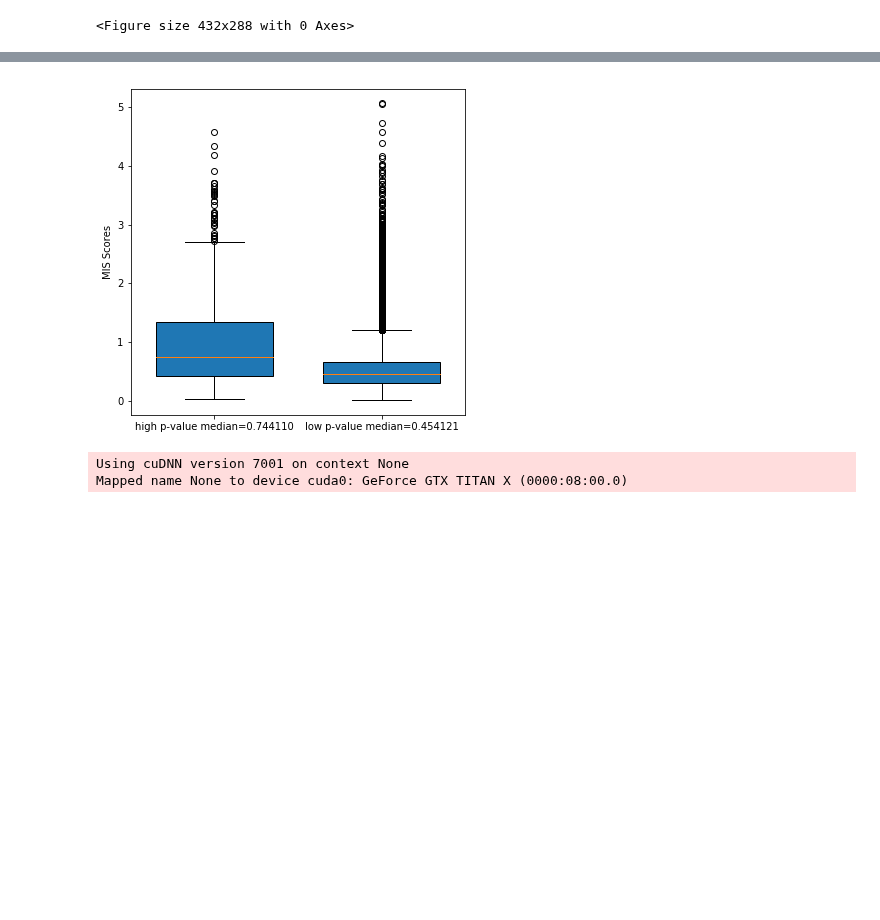
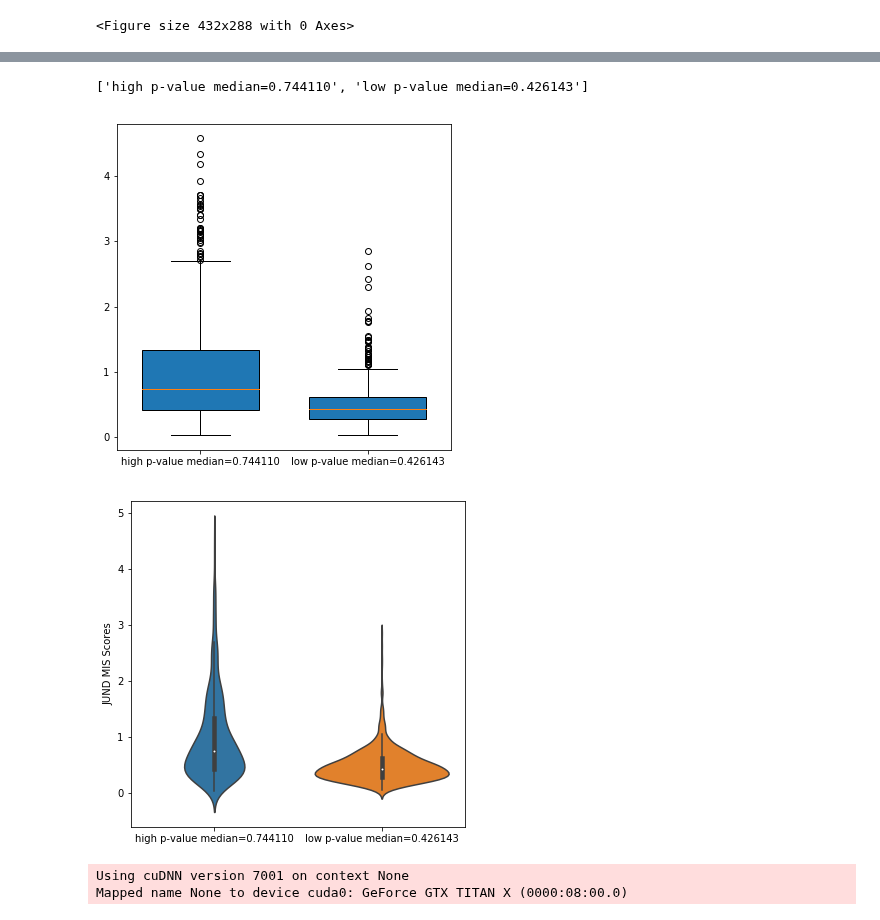
Before and after one commit to kundajelab/tfmodisco_bio_experiments, a Jupyter notebook: results/nandi/bQTL/bQTL_SNP_Score/SNP_Score_JUND_ChipSeq_18_09_27/top_bot/gen_mis_scores_20k_low_score.ipynb, the cells around one changed output, grey strips where cells are left out. Saved outputs shown, nothing was run; the diff lists cells and outputs as text; code cells hidden in the pictures; blank space fills up the shorter version.

```diff
--- a/results/nandi/bQTL/bQTL_SNP_Score/SNP_Score_JUND_ChipSeq_18_09_27/top_bot/gen_mis_scores_20k_low_score.ipynb
+++ b/results/nandi/bQTL/bQTL_SNP_Score/SNP_Score_JUND_ChipSeq_18_09_27/top_bot/gen_mis_scores_20k_low_score.ipynb
@@ -281,19 +292,30 @@ plt.show()
 # %%
+import seaborn as sns
+import pandas as pd
 fig = plt.figure(1, figsize=(6, 6))
 
 limit = 1000
 hi = [abs(i) for i in x[:limit]]
-lo = [abs(i) for i in x[limit:]]
-data_to_plot = [hi, lo]
+lo = [abs(i) for i in x[-limit:]]
+#print(len(hi), len(lo))
+
 median_hi = np.median(hi)
 median_lo = np.median(lo)
 xlabels = ["high p-value median=%f" % median_hi , "low p-value median=%f" % median_lo]
-
-bp = plt.boxplot(data_to_plot, labels=xlabels, widths=0.7, patch_artist=True)
-plt.ylabel("MIS Scores")
+print(xlabels)
+data_to_plot = pd.DataFrame({xlabels[0]:hi, xlabels[1]:lo})
+data_to_plot0 = [hi, lo]
+bp = plt.boxplot(data_to_plot0, labels=xlabels, widths=0.7, patch_artist=True)
+#bp = plt.violinplot(data_to_plot0, widths=0.7) #, split=True)
 plt.show()
+fig = plt.figure(1, figsize=(6, 6))
+bp = sns.violinplot(data=data_to_plot, widths=0.8, split=True)
+plt.ylabel(tf + " MIS Scores")
+plt.show()
 # %% [output]
+['high p-value median=0.744110', 'low p-value median=0.426143']
-[figure, old version]
+[figure, new version]
+[figure, added]
 # %%
 from modisco.visualization import viz_sequence
 np.set_printoptions(suppress=True)
```
Also changed, not shown: parts of 1 cell of this notebook, 5 other files.
